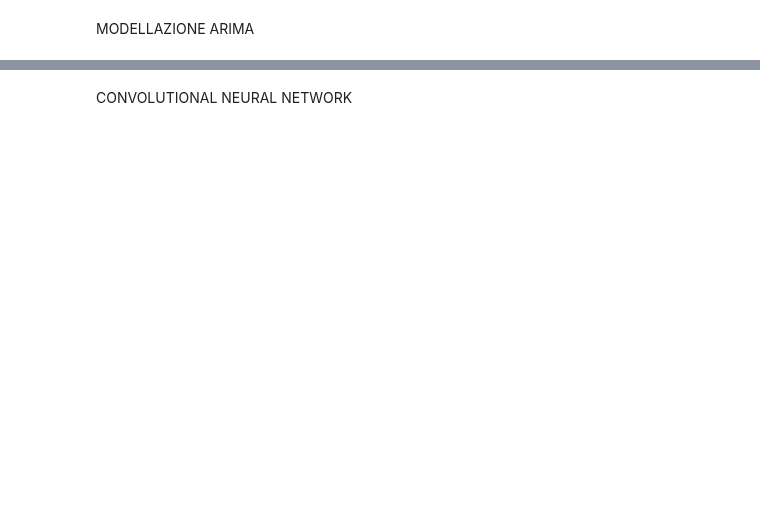
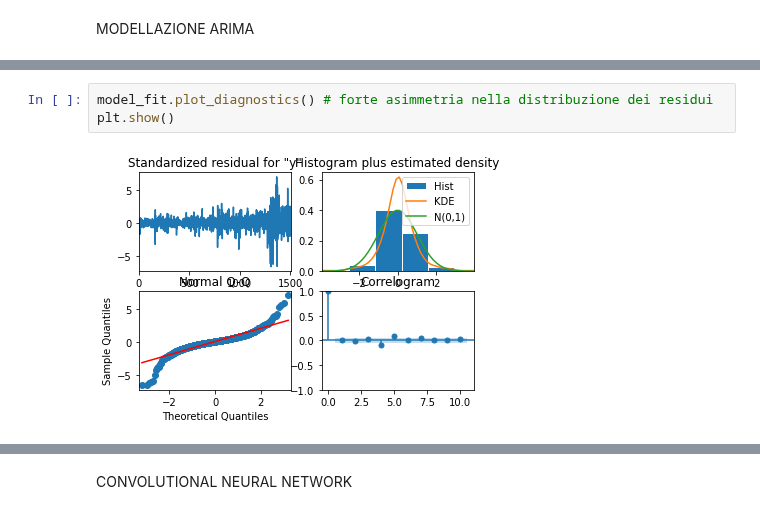
Before and after one commit to SalvatoreLatora/Stock-price-predictions-using-Neural-Networks, a Jupyter notebook: Code_exam.ipynb, the cells around one changed output, grey strips where cells are left out. Cells and saved outputs as stored; diff of their text form; blank space fills up the shorter version.

```diff
--- a/Code_exam.ipynb
+++ b/Code_exam.ipynb
@@ -125,0 +147,5 @@ Warnings:
+# %%
+model_fit.plot_diagnostics() # forte asimmetria nella distribuzione dei residui
+plt.show()
+# %% [output]
+[figure, added]
```
Also changed, not shown: parts of 27 cells of this notebook.
